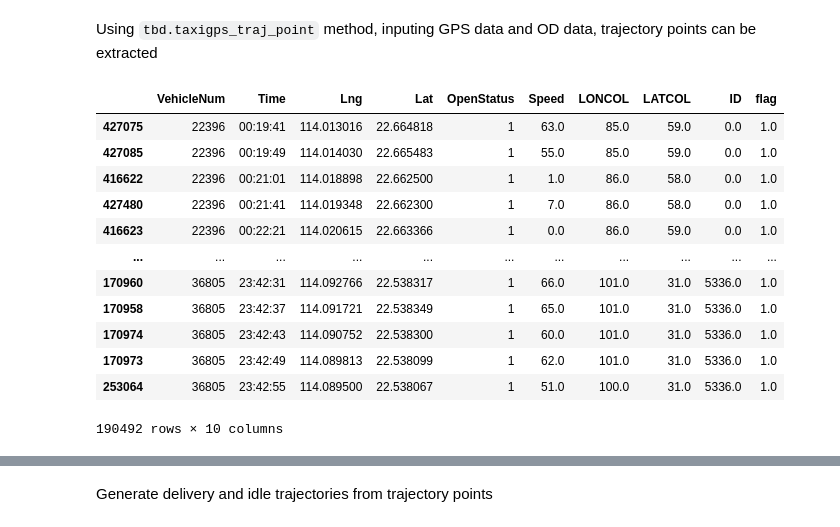
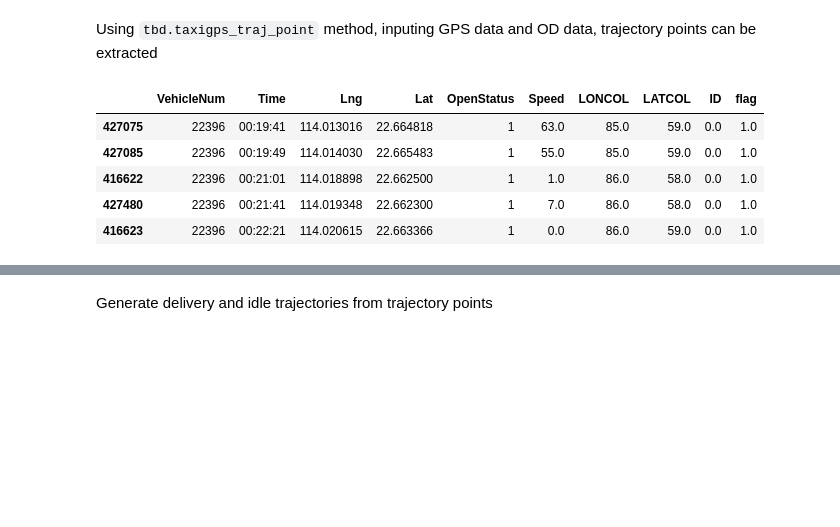
Before and after one commit to ni1o1/transbigdata, a Jupyter notebook: example/Example 1-Taxi GPS data processing.ipynb, the cells around one changed output, grey strips where cells are left out. Cells and saved outputs as stored; diff of their text form; code cells hidden in the pictures; blank space fills up the shorter version.

```diff
--- a/example/Example 1-Taxi GPS data processing.ipynb
+++ b/example/Example 1-Taxi GPS data processing.ipynb
@@ -164,21 +243,18 @@ plt.show()
 # %% [markdown]
 Using `tbd.taxigps_traj_point` method, inputing GPS data and OD data, trajectory points can be extracted
 # %%
-data_deliver,data_idle = tbd.taxigps_traj_point(data,oddata,col=['VehicleNum', 'Time', 'Lng', 'Lat', 'OpenStatus'])
+data_deliver, data_idle = tbd.taxigps_traj_point(data,oddata,col=['VehicleNum',
+                                                                  'Time',
+                                                                  'Lng',
+                                                                  'Lat',
+                                                                  'OpenStatus'])
 # %%
-data_deliver
+data_deliver.head()
 # %% [output]
 |  | VehicleNum | Time | Lng | Lat | OpenStatus | Speed | LONCOL | LATCOL | ID | flag |
 | 427075 | 22396 | 00:19:41 | 114.013016 | 22.664818 | 1 | 63.0 | 85.0 | 59.0 | 0.0 | 1.0 |
 | 427085 | 22396 | 00:19:49 | 114.014030 | 22.665483 | 1 | 55.0 | 85.0 | 59.0 | 0.0 | 1.0 |
 | 416622 | 22396 | 00:21:01 | 114.018898 | 22.662500 | 1 | 1.0 | 86.0 | 58.0 | 0.0 | 1.0 |
 | 427480 | 22396 | 00:21:41 | 114.019348 | 22.662300 | 1 | 7.0 | 86.0 | 58.0 | 0.0 | 1.0 |
 | 416623 | 22396 | 00:22:21 | 114.020615 | 22.663366 | 1 | 0.0 | 86.0 | 59.0 | 0.0 | 1.0 |
-| ... | ... | ... | ... | ... | ... | ... | ... | ... | ... | ... |
-| 170960 | 36805 | 23:42:31 | 114.092766 | 22.538317 | 1 | 66.0 | 101.0 | 31.0 | 5336.0 | 1.0 |
-| 170958 | 36805 | 23:42:37 | 114.091721 | 22.538349 | 1 | 65.0 | 101.0 | 31.0 | 5336.0 | 1.0 |
-| 170974 | 36805 | 23:42:43 | 114.090752 | 22.538300 | 1 | 60.0 | 101.0 | 31.0 | 5336.0 | 1.0 |
-| 170973 | 36805 | 23:42:49 | 114.089813 | 22.538099 | 1 | 62.0 | 101.0 | 31.0 | 5336.0 | 1.0 |
-| 253064 | 36805 | 23:42:55 | 114.089500 | 22.538067 | 1 | 51.0 | 100.0 | 31.0 | 5336.0 | 1.0 |
-190492 rows × 10 columns
 # %%
```
Also changed, not shown: parts of 20 cells of this notebook, 1 other file.
